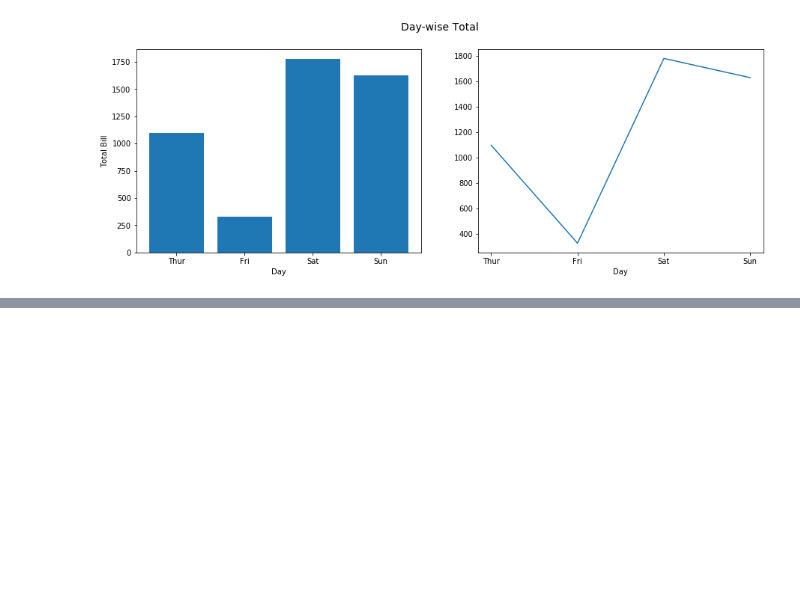
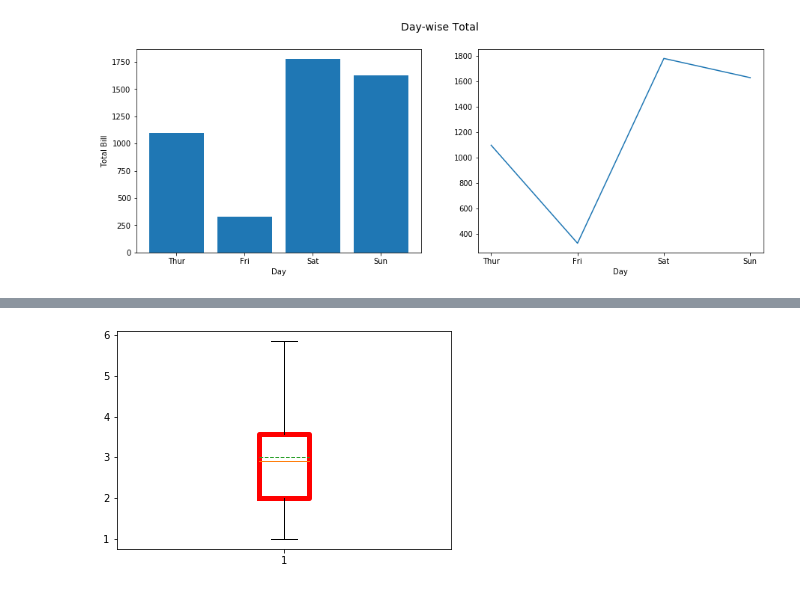
Before and after one commit to srikanthpragada/DS_06_APR_2020, a Jupyter notebook: charts/matplotlibdemo.ipynb, the cells around one changed output, grey strips where cells are left out. Cells and saved outputs as stored; diff of their text form; code cells hidden in the pictures; blank space fills up the shorter version.

```diff
--- a/charts/matplotlibdemo.ipynb
+++ b/charts/matplotlibdemo.ipynb
@@ -78,0 +90,5 @@ fig.savefig("day_total.jpg")
+# %%
+prop = { 'color':'red', 'linewidth' : 5}
+ax = plt.boxplot(tips['tip'], showfliers=False, showmeans=True, meanline=True, boxprops=prop)
+# %% [output]
+[figure, added]
```
Also changed, not shown: parts of 13 cells of this notebook, 1 other file.
